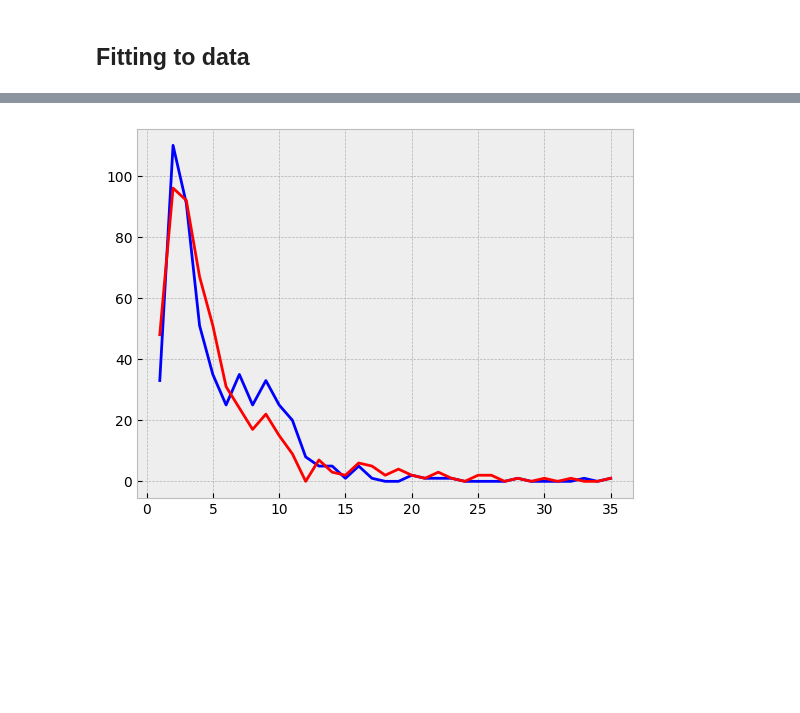
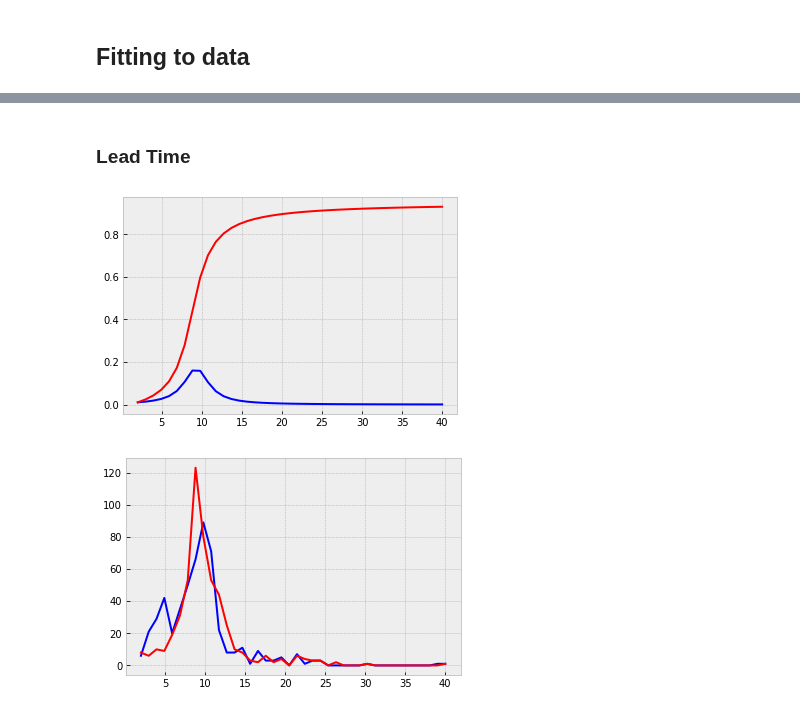
Before and after one commit to zkavtaskin/Lead-Time-Driven-Delivery-Simulation, a Jupyter notebook: Notebook/LittlePower.ipynb, the cells around one changed output, grey strips where cells are left out. Saved outputs shown, nothing was run; the diff lists cells and outputs as text; code cells hidden in the pictures; blank space fills up the shorter version.

```diff
--- a/Notebook/LittlePower.ipynb
+++ b/Notebook/LittlePower.ipynb
@@ -185,9 +190,28 @@ array([0.07805172, 0.25990061, 0.42788336, 0.56006206, 0.65988374,
+# %% [markdown]
+### Lead Time
+# %%
+lead_dist = scipy.stats.cauchy
+lead_min = int(sprints.describe().LeadTime["min"])
+lead_max = int(sprints.describe().LeadTime["max"])
+X = linspace(lead_min, lead_max, lead_max)
+lead_fitted = lead_dist.pdf(X, *f_lead.fitted_param['cauchy'])
+lead_cumulative = np.cumsum(lead_fitted)
+plt.plot(X, lead_fitted, c='blue')
+plt.plot(X, lead_cumulative, c='red')
+plt.show()
+# %% [output]
+[figure, added]
 # %%
-actual, bins = np.histogram(sprints["CycleTime"], bins=max)
-simulated, bins = np.histogram(np.random.choice(X, 516, p=cycle_fitted_temp), bins=max)
+lead_fitted_discretized = np.copy(lead_fitted)
+p_overflow = (lead_cumulative[-1:]-1.0)[0]
+p_max_index = np.argmax(lead_fitted)
+lead_fitted_discretized[p_max_index] -= p_overflow
+
+actual, bins = np.histogram(sprints["LeadTime"], bins=lead_max)
+simulated, bins = np.histogram(np.random.choice(X, 516, p=lead_fitted_discretized), bins=lead_max)
 
 plt.plot(X, actual, c='blue')
 plt.plot(X, simulated, c='red')
 plt.show()
 # %% [output]
-[figure, old version]
+[figure, new version]
```
Also changed, not shown: parts of 12 cells of this notebook.
